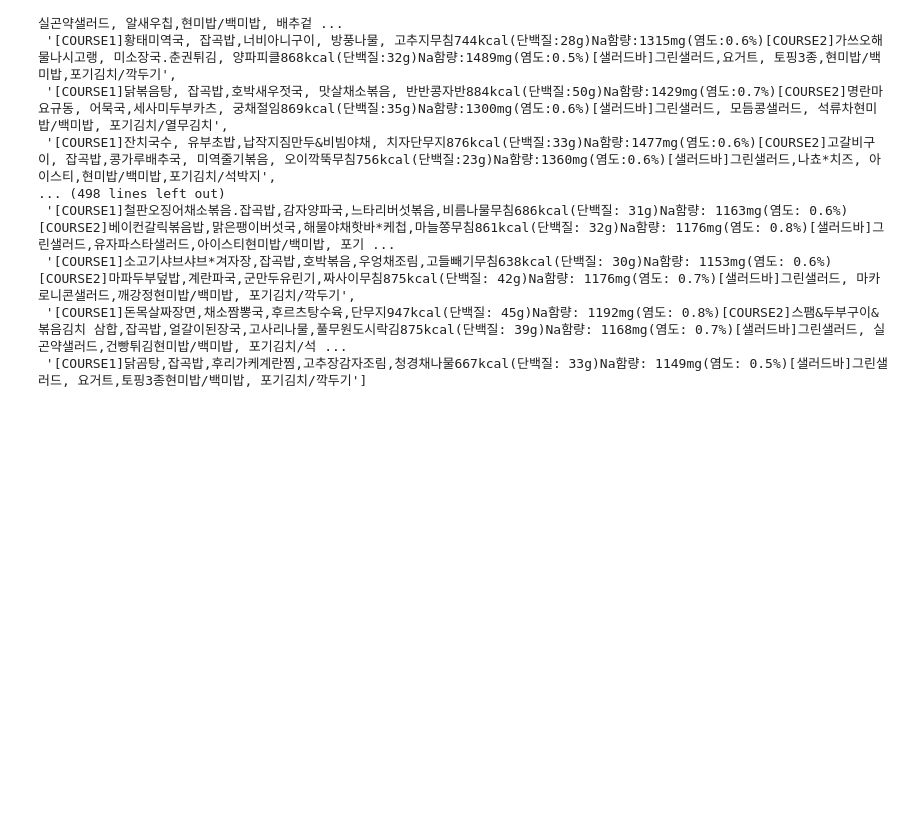
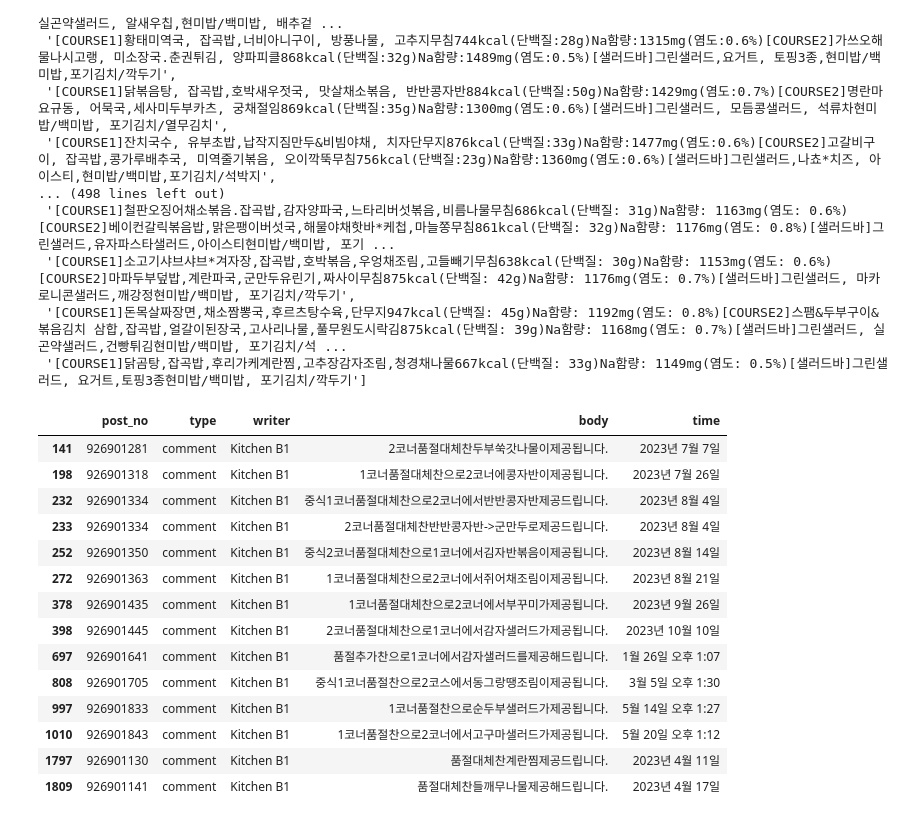
Before and after one commit to jhy6219/cafeteria, a Jupyter notebook: src/eda/pre-proc.ipynb, the cells around one changed output. Cells and saved outputs as stored; diff of their text form; code cells hidden in the pictures; blank space fills up the shorter version.

```diff
--- a/src/eda/pre-proc.ipynb
+++ b/src/eda/pre-proc.ipynb
@@ -166,3 +177,21 @@ body_df.body[102]
  '[COURSE1]소고기샤브샤브*겨자장,잡곡밥,호박볶음,우엉채조림,고들빼기무침638kcal(단백질: 30g)Na함량: 1153mg(염도: 0.6%)[COURSE2]마파두부덮밥,계란파국,군만두유린기,짜사이무침875kcal(단백질: 42g)Na함량: 1176mg(염도: 0.7%)[샐러드바]그린샐러드, 마카로니콘샐러드,깨강정현미밥/백미밥, 포기김치/깍두기',
  '[COURSE1]돈목살짜장면,채소짬뽕국,후르츠탕수육,단무지947kcal(단백질: 45g)Na함량: 1192mg(염도: 0.8%)[COURSE2]스팸&두부구이&볶음김치 삼합,잡곡밥,얼갈이된장국,고사리나물,풀무원도시락김875kcal(단백질: 39g)Na함량: 1168mg(염도: 0.7%)[샐러드바]그린샐러드, 실곤약샐러드,건빵튀김현미밥/백미밥, 포기김치/석 ...
  '[COURSE1]닭곰탕,잡곡밥,후리가케계란찜,고추장감자조림,청경채나물667kcal(단백질: 33g)Na함량: 1149mg(염도: 0.5%)[샐러드바]그린샐러드, 요거트,토핑3종현미밥/백미밥, 포기김치/깍두기']
+# %%
+comment_df[(comment_df['body'].str.contains("품절"))&(~comment_df['body'].str.contains("품절되|품절로|품절입"))]
+# %% [output]
+|  | post_no | type | writer | body | time |
+| 141 | 926901281 | comment | Kitchen B1 | 2코너품절대체찬두부쑥갓나물이제공됩니다. | 2023년 7월 7일 |
+| 198 | 926901318 | comment | Kitchen B1 | 1코너품절대체찬으로2코너에콩자반이제공됩니다. | 2023년 7월 26일 |
+| 232 | 926901334 | comment | Kitchen B1 | 중식1코너품절대체찬으로2코너에서반반콩자반제공드립니다. | 2023년 8월 4일 |
+| 233 | 926901334 | comment | Kitchen B1 | 2코너품절대체찬반반콩자반->군만두로제공드립니다. | 2023년 8월 4일 |
+| 252 | 926901350 | comment | Kitchen B1 | 중식2코너품절대체찬으로1코너에서김자반볶음이제공됩니다. | 2023년 8월 14일 |
+| 272 | 926901363 | comment | Kitchen B1 | 1코너품절대체찬으로2코너에서쥐어채조림이제공됩니다. | 2023년 8월 21일 |
+| 378 | 926901435 | comment | Kitchen B1 | 1코너품절대체찬으로2코너에서부꾸미가제공됩니다. | 2023년 9월 26일 |
+| 398 | 926901445 | comment | Kitchen B1 | 2코너품절대체찬으로1코너에서감자샐러드가제공됩니다. | 2023년 10월 10일 |
+| 697 | 926901641 | comment | Kitchen B1 | 품절추가찬으로1코너에서감자샐러드를제공해드립니다. | 1월 26일 오후 1:07 |
+| 808 | 926901705 | comment | Kitchen B1 | 중식1코너품절찬으로2코스에서동그랑땡조림이제공됩니다. | 3월 5일 오후 1:30 |
+| 997 | 926901833 | comment | Kitchen B1 | 1코너품절찬으로순두부샐러드가제공됩니다. | 5월 14일 오후 1:27 |
+| 1010 | 926901843 | comment | Kitchen B1 | 1코너품절찬으로2코너에서고구마샐러드가제공됩니다. | 5월 20일 오후 1:12 |
+| 1797 | 926901130 | comment | Kitchen B1 | 품절대체찬계란찜제공드립니다. | 2023년 4월 11일 |
+| 1809 | 926901141 | comment | Kitchen B1 | 품절대체찬들깨무나물제공해드립니다. | 2023년 4월 17일 |
```
Also changed, not shown: parts of 14 cells of this notebook, 3 other files.
